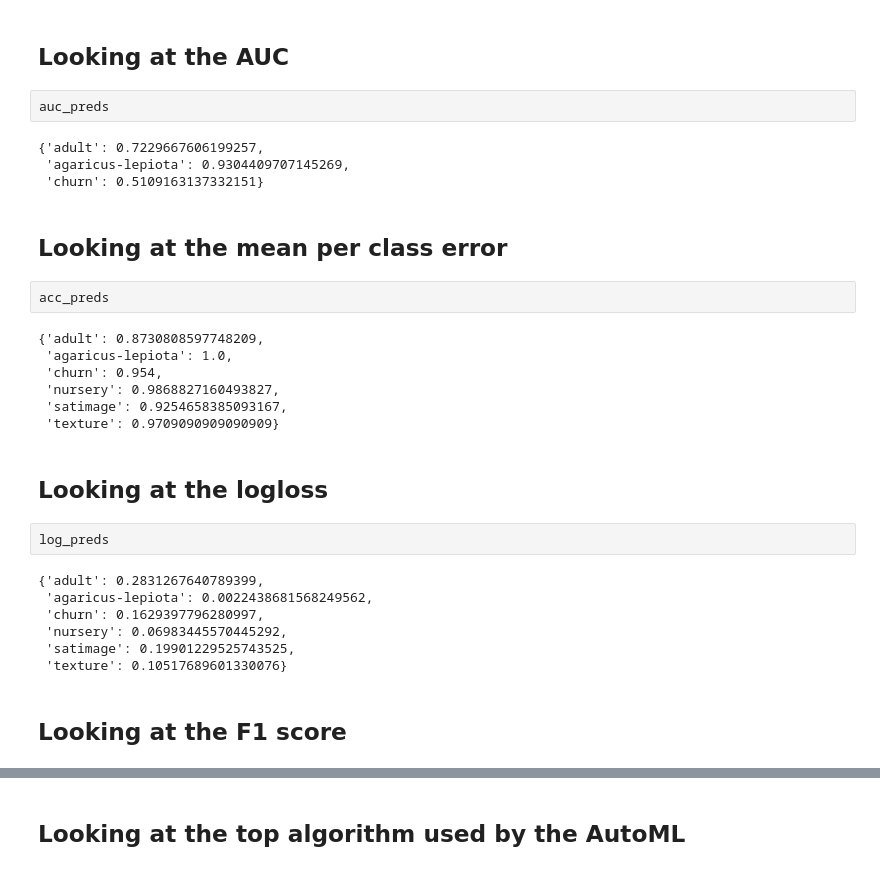
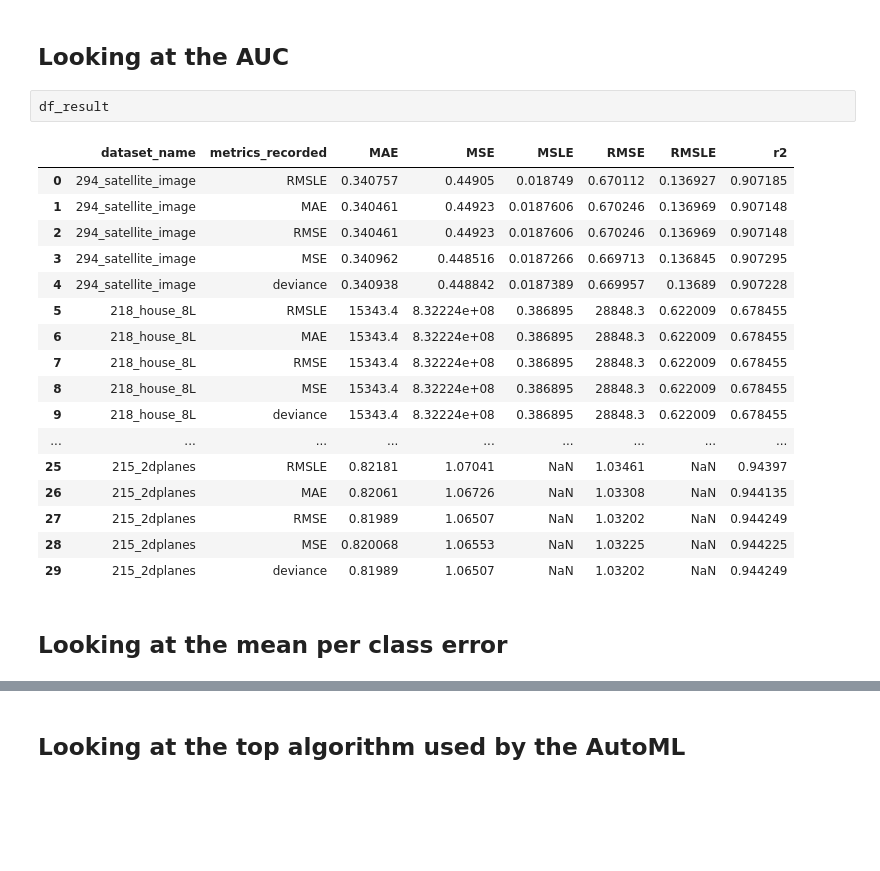
Before and after one commit to raffieeey/MasterResearchAutoML, a Jupyter notebook: 02A_H2OAutoml_Regres.ipynb, the cells around one changed output, grey strips where cells are left out. Drawn from its saved outputs; the diff is of its cells as text; blank space fills up the shorter version.

```diff
--- a/02A_H2OAutoml_Regres.ipynb
+++ b/02A_H2OAutoml_Regres.ipynb
@@ -270,33 +336,25 @@ for i, val in enumerate(preds):
   preds[val].to_csv(f"{val}.csv")
 # %% [markdown]
 ## Looking at the AUC
-# %%
-auc_preds
-# %% [output]
-{'adult': 0.7229667606199257,
- 'agaricus-lepiota': 0.9304409707145269,
- 'churn': 0.5109163137332151}
+# %%
+df_result
+# %% [output]
+|  | dataset_name | metrics_recorded | MAE | MSE | MSLE | RMSE | RMSLE | r2 |
+| 0 | 294_satellite_image | RMSLE | 0.340757 | 0.44905 | 0.018749 | 0.670112 | 0.136927 | 0.907185 |
+| 1 | 294_satellite_image | MAE | 0.340461 | 0.44923 | 0.0187606 | 0.670246 | 0.136969 | 0.907148 |
+| 2 | 294_satellite_image | RMSE | 0.340461 | 0.44923 | 0.0187606 | 0.670246 | 0.136969 | 0.907148 |
+| 3 | 294_satellite_image | MSE | 0.340962 | 0.448516 | 0.0187266 | 0.669713 | 0.136845 | 0.907295 |
+| 4 | 294_satellite_image | deviance | 0.340938 | 0.448842 | 0.0187389 | 0.669957 | 0.13689 | 0.907228 |
+| 5 | 218_house_8L | RMSLE | 15343.4 | 8.32224e+08 | 0.386895 | 28848.3 | 0.622009 | 0.678455 |
+| 6 | 218_house_8L | MAE | 15343.4 | 8.32224e+08 | 0.386895 | 28848.3 | 0.622009 | 0.678455 |
+| 7 | 218_house_8L | RMSE | 15343.4 | 8.32224e+08 | 0.386895 | 28848.3 | 0.622009 | 0.678455 |
+| 8 | 218_house_8L | MSE | 15343.4 | 8.32224e+08 | 0.386895 | 28848.3 | 0.622009 | 0.678455 |
+| 9 | 218_house_8L | deviance | 15343.4 | 8.32224e+08 | 0.386895 | 28848.3 | 0.622009 | 0.678455 |
+| ... | ... | ... | ... | ... | ... | ... | ... | ... |
+| 25 | 215_2dplanes | RMSLE | 0.82181 | 1.07041 | NaN | 1.03461 | NaN | 0.94397 |
+| 26 | 215_2dplanes | MAE | 0.82061 | 1.06726 | NaN | 1.03308 | NaN | 0.944135 |
+| 27 | 215_2dplanes | RMSE | 0.81989 | 1.06507 | NaN | 1.03202 | NaN | 0.944249 |
+| 28 | 215_2dplanes | MSE | 0.820068 | 1.06553 | NaN | 1.03225 | NaN | 0.944225 |
+| 29 | 215_2dplanes | deviance | 0.81989 | 1.06507 | NaN | 1.03202 | NaN | 0.944249 |
 # %% [markdown]
 ## Looking at the mean per class error
-# %%
-acc_preds
-# %% [output]
-{'adult': 0.8730808597748209,
- 'agaricus-lepiota': 1.0,
- 'churn': 0.954,
- 'nursery': 0.9868827160493827,
- 'satimage': 0.9254658385093167,
- 'texture': 0.9709090909090909}
-# %% [markdown]
-## Looking at the logloss
-# %%
-log_preds
-# %% [output]
-{'adult': 0.2831267640789399,
- 'agaricus-lepiota': 0.0022438681568249562,
- 'churn': 0.1629397796280997,
- 'nursery': 0.06983445570445292,
- 'satimage': 0.19901229525743525,
- 'texture': 0.10517689601330076}
-# %% [markdown]
-## Looking at the F1 score
```
Also changed, not shown: parts of 7 cells of this notebook.
